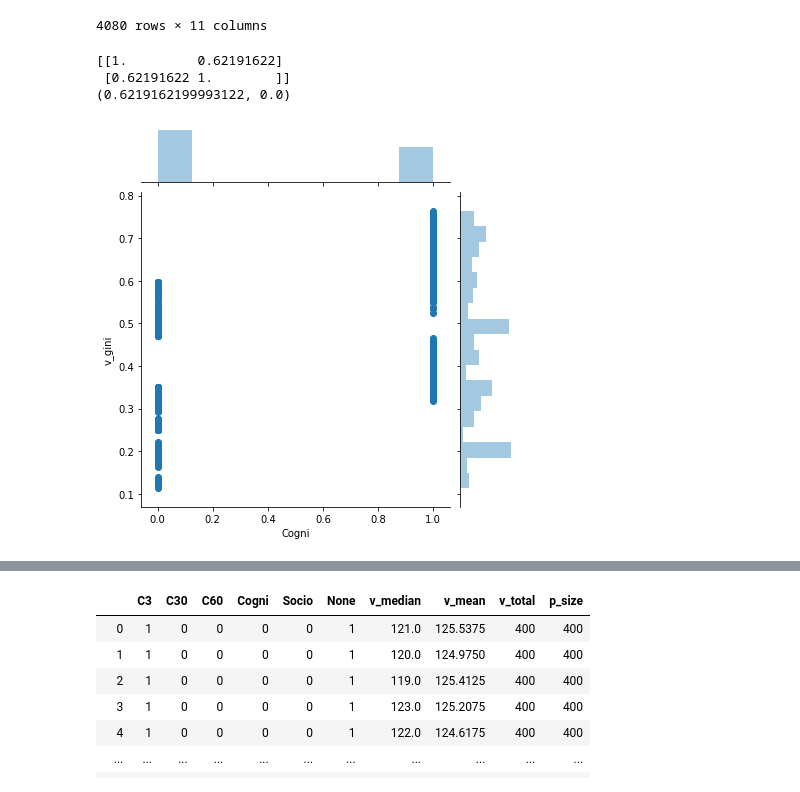
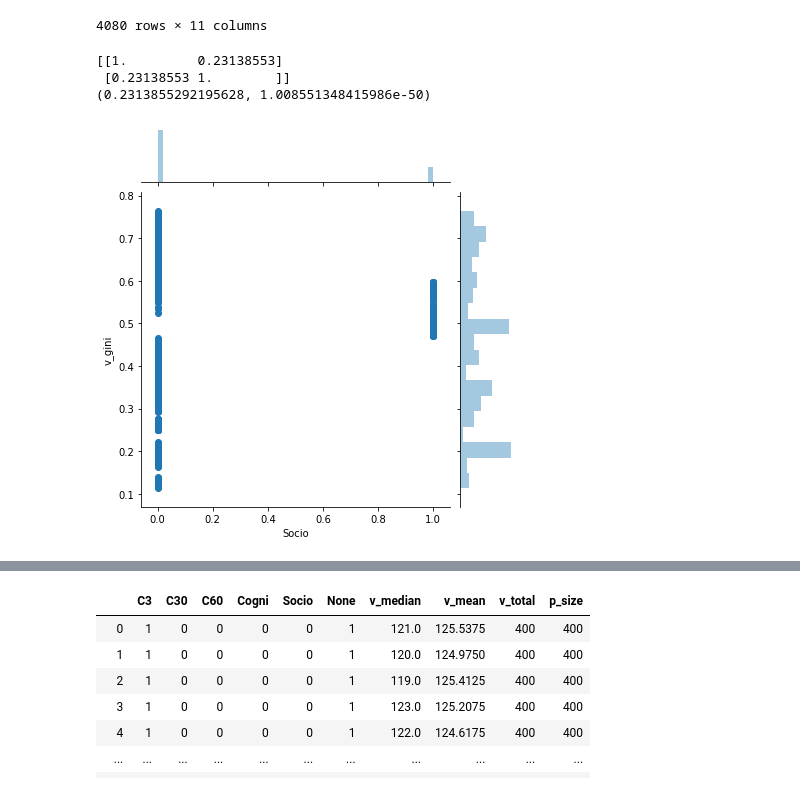
Before and after one commit to Andrelhu/Diversity-on-RecSys, a Jupyter notebook: Statistical Tests for Simulation Results v2.0.ipynb, the cells around one changed output, grey strips where cells are left out. Cells and saved outputs as stored; diff of their text form; code cells hidden in the pictures.

```diff
--- a/Statistical Tests for Simulation Results v2.0.ipynb
+++ b/Statistical Tests for Simulation Results v2.0.ipynb
@@ -554,17 +554,17 @@ df_Y = dft['v_gini']
 df_X = dft[['C3','C30','C60','Cogni','None','v_median','v_mean','v_total','p_size']]
 # %%
 #Some exploration
-temp_ = 'Cogni'
+temp_ = 'Socio'
 sns.jointplot(x=temp_,y='v_gini',data=dft)
 
 print(np.corrcoef(dft[temp_],dft['v_gini']))
 
 print(stats.pearsonr(dft[temp_],dft['v_gini']))
 # %% [output]
-[[1.         0.62191622]
- [0.62191622 1.        ]]
-(0.6219162199993122, 0.0)
+[[1.         0.23138553]
+ [0.23138553 1.        ]]
+(0.2313855292195628, 1.008551348415986e-50)
-[figure, old version]
+[figure, new version]
 # %%
 OLS(df_Y,df_X).fit().summary()
 # %% [output]
```
Also changed, not shown: parts of 1 cell of this notebook.
